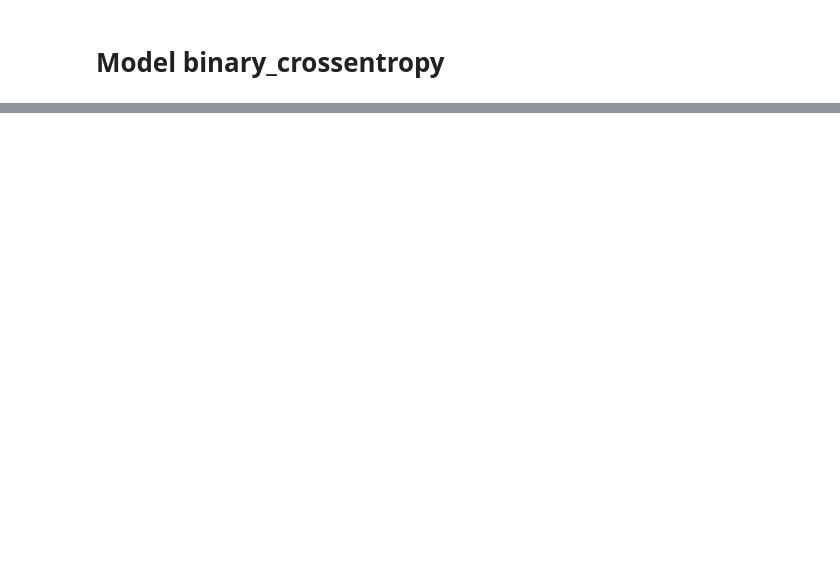
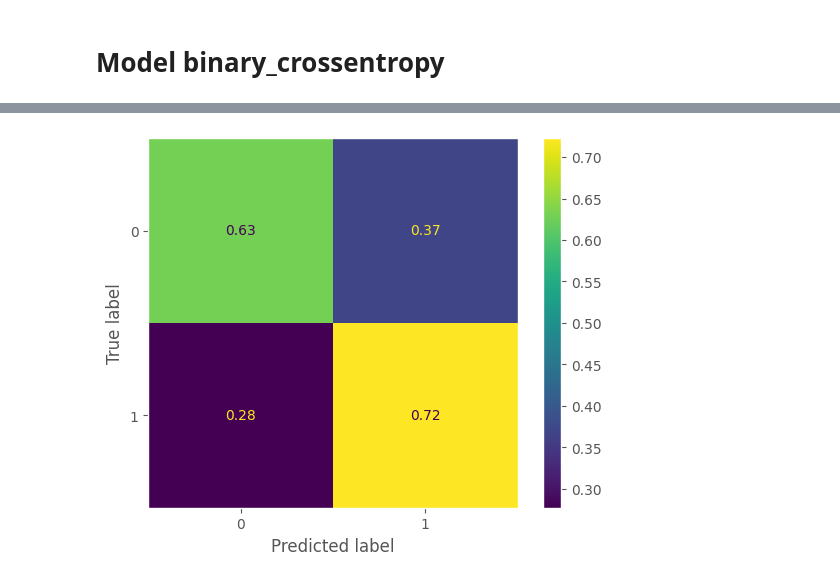
Before and after one commit to bkusuma/neural-home-credit-default-risk, a Jupyter notebook: kaggle/working/neural_clean.ipynb, the cells around one changed output, grey strips where cells are left out. Drawn from its saved outputs; the diff is of its cells as text; code cells hidden in the pictures; blank space fills up the shorter version.

```diff
--- a/kaggle/working/neural_clean.ipynb
+++ b/kaggle/working/neural_clean.ipynb
@@ -124,6 +29,8 @@ preprocessor = data_processing["preprocessor"]
 non_co_cols = data_processing["non_co_cols"]
 merged_application_test = data_processing["merged_application_train"]
 del sys.path[0]
+
+plt.style.use("fast")
 # %%
 def plot_history(history: keras.callbacks.History) -> None:
     """_summary_.
@@ -231,20 +160,17 @@ def create_model_bce():
 
     model.add(Input(shape=(X_train.shape[1],)))  # Input layer
 
-    model.add(Dense(128, activation="relu"))  # Hidden layer 1
-    model.add(Dropout(0.2))
-
     model.add(Dense(64, activation="relu"))  # Hidden layer 1
-    model.add(Dropout(0.2))
+    model.add(Dropout(0.25))
 
     model.add(Dense(32, activation="relu"))  # Hidden layer 2
-    model.add(Dropout(0.2))
+    model.add(Dropout(0.25))
 
     model.add(Dense(16, activation="relu"))  # Hidden layer 3
-    model.add(Dropout(0.2))
+    model.add(Dropout(0.25))
 
-    model.add(Dense(8, activation="relu"))  # Hidden layer 4
-    model.add(Dropout(0.2))
+    model.add(Dense(16, activation="relu"))  # Hidden layer 4
+    model.add(Dropout(0.25))
 
     model.add(Dense(1, activation="sigmoid"))  # Output layer
 
@@ -265,9 +191,10 @@ history_bce = model_bce.fit(
     class_weight=class_weight_dict,
     epochs=100,
     batch_size=2048,
+    validation_batch_size=256,
     callbacks=[
         EarlyStopping(
-            patience=10,
+            patience=7,
             restore_best_weights=True,
             monitor="val_auc",
             mode="max",
@@ -339,4 +300,7 @@ print(classification_report(y_test, y_pred))
 # %%
 from sklearn.metrics import ConfusionMatrixDisplay
 
-ConfusionMatrixDisplay.from_predictions(y_test, y_pred);
+ConfusionMatrixDisplay.from_predictions(y_test, y_pred, normalize="true")
+plt.grid(visible=False);
+# %% [output]
+[figure, added]
```
Also changed, not shown: parts of 16 cells of this notebook.
